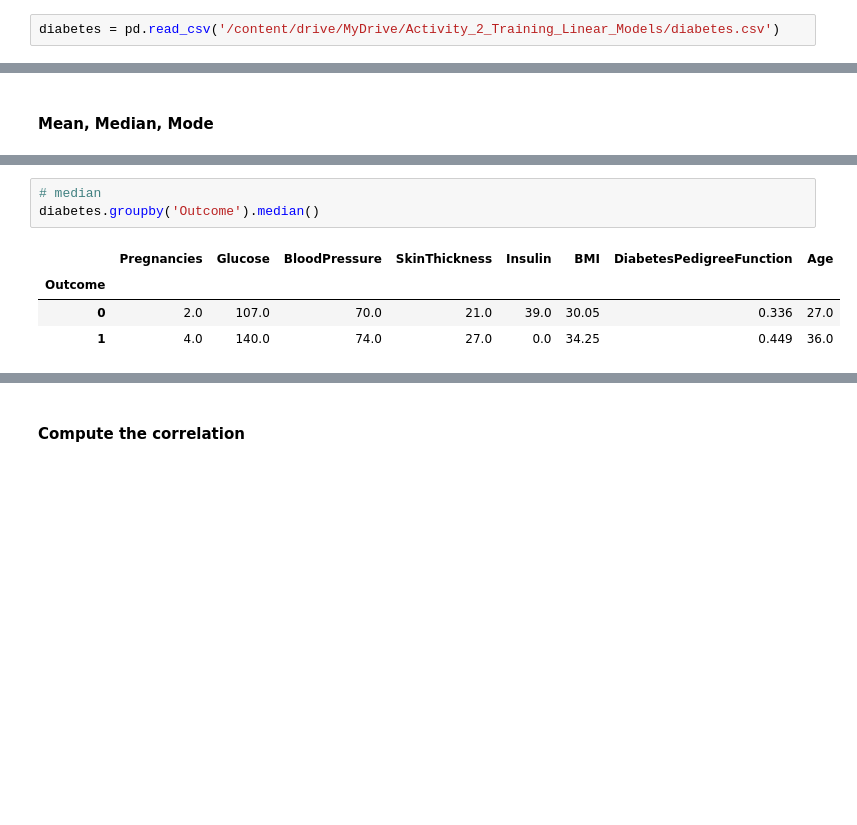
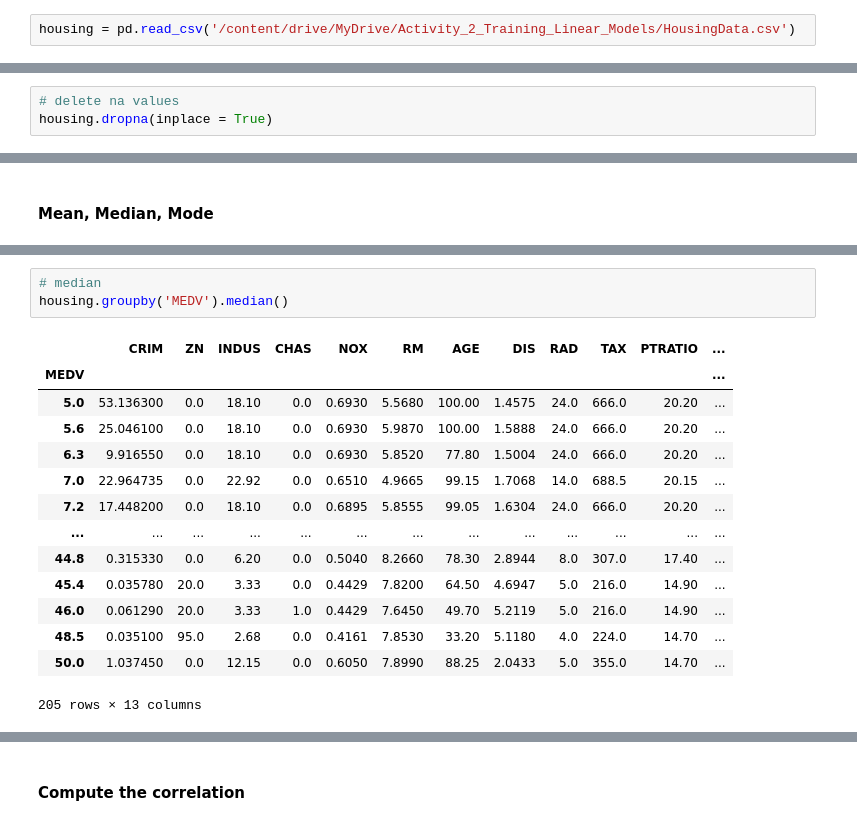
Before and after one commit to reue-lly/Predictive-Analytics-using-Machine-Learning, a Jupyter notebook: Activity-2/Activity_2_Training_Linear_Models.ipynb, the cells around one changed output, grey strips where cells are left out. Drawn from its saved outputs; the diff is of its cells as text; blank space fills up the shorter version.

```diff
--- a/Activity-2/Activity_2_Training_Linear_Models.ipynb
+++ b/Activity-2/Activity_2_Training_Linear_Models.ipynb
@@ -1131,5 +1131,5 @@ Mounted at /content/drive
 import pandas as pd
 from sklearn.model_selection import train_test_split
 # %%
-diabetes = pd.read_csv('/content/drive/MyDrive/Activity_2_Training_Linear_Models/diabetes.csv')
+housing = pd.read_csv('/content/drive/MyDrive/Activity_2_Training_Linear_Models/HousingData.csv')
 # %%
@@ -1188,0 +1225,3 @@ dtype: int64
+# %%
+# delete na values
+housing.dropna(inplace = True)
@@ -1220,10 +1289,20 @@ diabetes.groupby('Outcome').mean()
 # %%
 # median
-diabetes.groupby('Outcome').median()
+housing.groupby('MEDV').median()
 # %% [output]
-|  | Pregnancies | Glucose | BloodPressure | SkinThickness | Insulin | BMI | DiabetesPedigreeFunction | Age |
-| Outcome |  |  |  |  |  |  |  |  |
-| 0 | 2.0 | 107.0 | 70.0 | 21.0 | 39.0 | 30.05 | 0.336 | 27.0 |
-| 1 | 4.0 | 140.0 | 74.0 | 27.0 | 0.0 | 34.25 | 0.449 | 36.0 |
+|  | CRIM | ZN | INDUS | CHAS | NOX | RM | AGE | DIS | RAD | TAX | PTRATIO | ... |
+| MEDV |  |  |  |  |  |  |  |  |  |  |  | ... |
+| 5.0 | 53.136300 | 0.0 | 18.10 | 0.0 | 0.6930 | 5.5680 | 100.00 | 1.4575 | 24.0 | 666.0 | 20.20 | ... |
+| 5.6 | 25.046100 | 0.0 | 18.10 | 0.0 | 0.6930 | 5.9870 | 100.00 | 1.5888 | 24.0 | 666.0 | 20.20 | ... |
+| 6.3 | 9.916550 | 0.0 | 18.10 | 0.0 | 0.6930 | 5.8520 | 77.80 | 1.5004 | 24.0 | 666.0 | 20.20 | ... |
+| 7.0 | 22.964735 | 0.0 | 22.92 | 0.0 | 0.6510 | 4.9665 | 99.15 | 1.7068 | 14.0 | 688.5 | 20.15 | ... |
+| 7.2 | 17.448200 | 0.0 | 18.10 | 0.0 | 0.6895 | 5.8555 | 99.05 | 1.6304 | 24.0 | 666.0 | 20.20 | ... |
+| ... | ... | ... | ... | ... | ... | ... | ... | ... | ... | ... | ... | ... |
+| 44.8 | 0.315330 | 0.0 | 6.20 | 0.0 | 0.5040 | 8.2660 | 78.30 | 2.8944 | 8.0 | 307.0 | 17.40 | ... |
+| 45.4 | 0.035780 | 20.0 | 3.33 | 0.0 | 0.4429 | 7.8200 | 64.50 | 4.6947 | 5.0 | 216.0 | 14.90 | ... |
+| 46.0 | 0.061290 | 20.0 | 3.33 | 1.0 | 0.4429 | 7.6450 | 49.70 | 5.2119 | 5.0 | 216.0 | 14.90 | ... |
+| 48.5 | 0.035100 | 95.0 | 2.68 | 0.0 | 0.4161 | 7.8530 | 33.20 | 5.1180 | 4.0 | 224.0 | 14.70 | ... |
+| 50.0 | 1.037450 | 0.0 | 12.15 | 0.0 | 0.6050 | 7.8990 | 88.25 | 2.0433 | 5.0 | 355.0 | 14.70 | ... |
+205 rows × 13 columns
 # %%
 # mode
```
Also changed, not shown: parts of 14 cells of this notebook.
